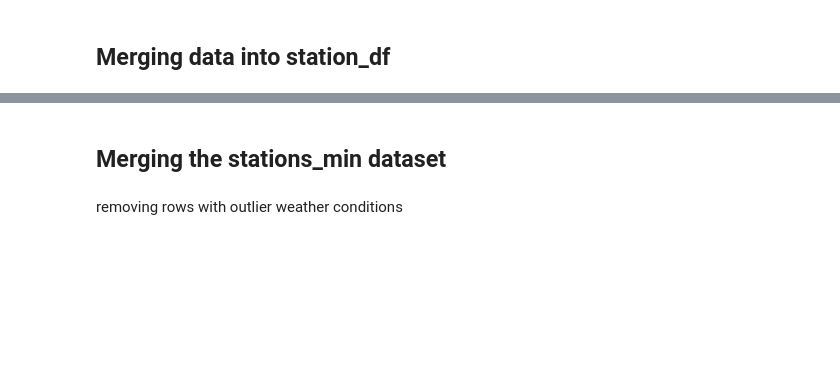
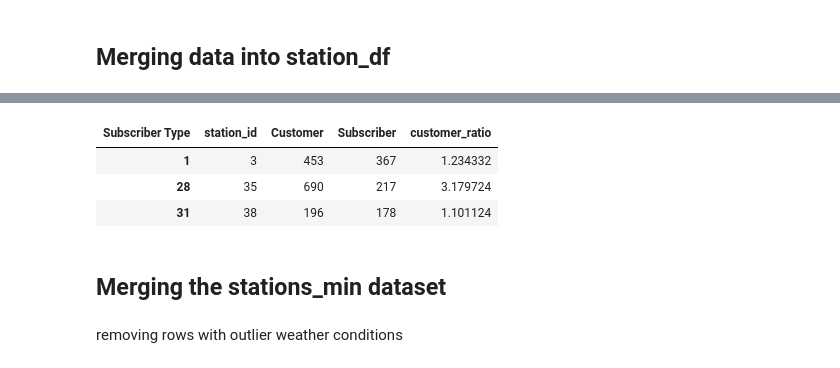
Before and after one commit to seszter/babs, a Jupyter notebook: Data preprocessing.ipynb, the cells around one changed output, grey strips where cells are left out. Drawn from its saved outputs; the diff is of its cells as text; code cells hidden in the pictures; blank space fills up the shorter version.

```diff
--- a/Data preprocessing.ipynb
+++ b/Data preprocessing.ipynb
@@ -306,2 +308,9 @@ trips_by_users.rename(columns={'Start Terminal': 'station_id'}, inplace=True)
+# %%
+trips_by_users[trips_by_users['customer_ratio']>1]
+# %% [output]
+| Subscriber Type | station_id | Customer | Subscriber | customer_ratio |
+| 1 | 3 | 453 | 367 | 1.234332 |
+| 28 | 35 | 690 | 217 | 3.179724 |
+| 31 | 38 | 196 | 178 | 1.101124 |
 # %%
 station_df = pd.merge(station_df, trips_by_users[['station_id','customer_ratio']], on='station_id', how='left')
```
Also changed, not shown: parts of 5 cells of this notebook, 2 other files.
